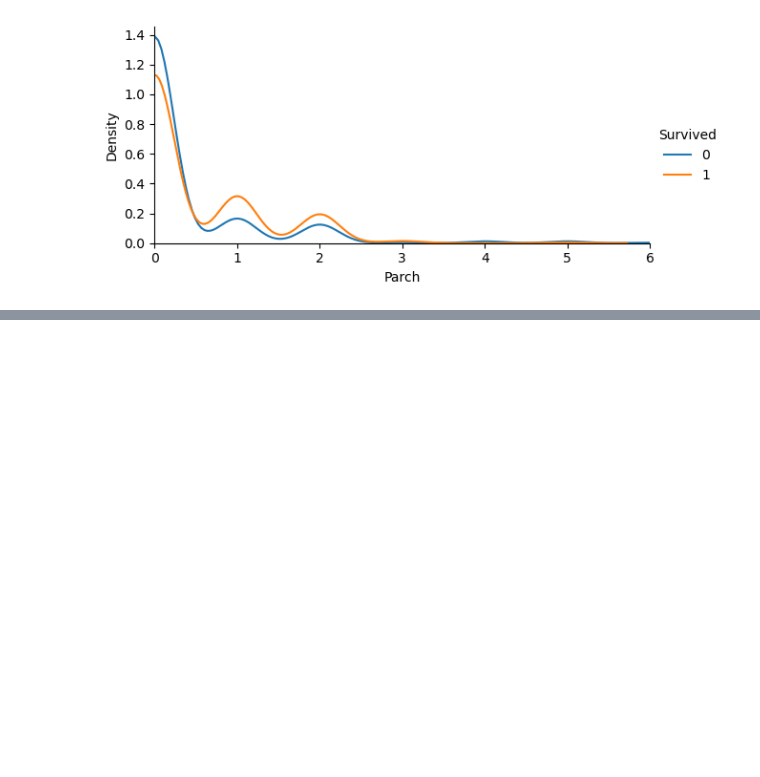
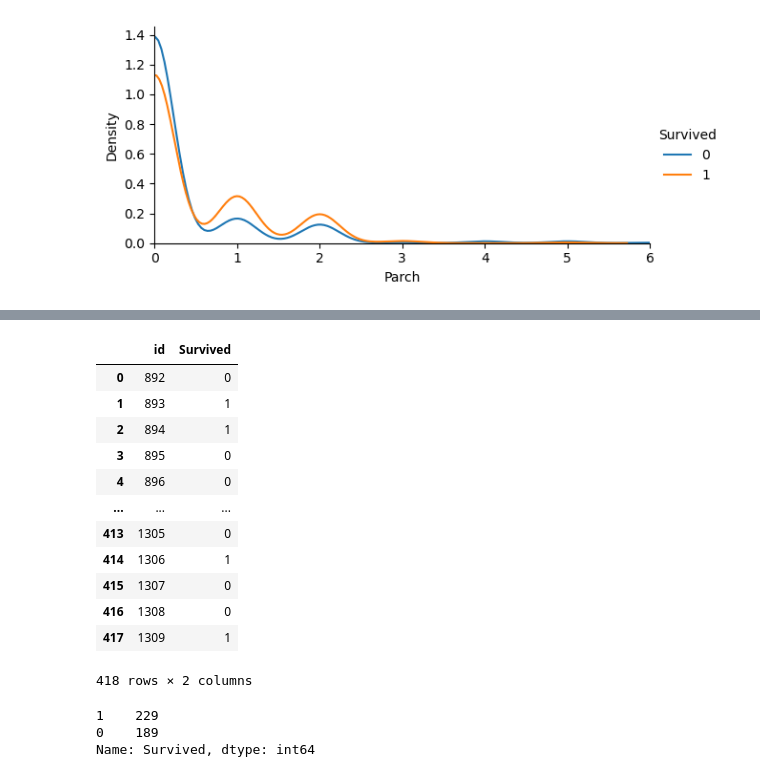
Before and after one commit to AyobamiDavid/machine-learning-project-using-titanic-dataset, a Jupyter notebook: maIn.ipynb, the cells around one changed output, grey strips where cells are left out. Saved outputs shown, nothing was run; the diff lists cells and outputs as text; code cells hidden in the pictures; blank space fills up the shorter version.

```diff
--- a/maIn.ipynb
+++ b/maIn.ipynb
@@ -774,0 +576,4 @@ test_df['Fare_bin']= pd.cut(test_df['Fare'],bins=[0,7.91,14.45,31,120],labels=['
+# %%
+from sklearn.preprocessing import LabelEncoder
+le =  LabelEncoder()
+test_df2["Fare_bin"]=le.fit_transform(test_df2["Fare_bin"])
@@ -774,0 +582,28 @@ test_df['Fare_bin']= pd.cut(test_df['Fare'],bins=[0,7.91,14.45,31,120],labels=['
+# %%
+test_predictin=model_2.predict(test_df2)
+# %%
+result=id_.to_frame(name="id")
+# %%
+result["Survived"]=test_predictin
+# %%
+result
+# %% [output]
+|  | id | Survived |
+| 0 | 892 | 0 |
+| 1 | 893 | 1 |
+| 2 | 894 | 1 |
+| 3 | 895 | 0 |
+| 4 | 896 | 0 |
+| ... | ... | ... |
+| 413 | 1305 | 0 |
+| 414 | 1306 | 1 |
+| 415 | 1307 | 0 |
+| 416 | 1308 | 0 |
+| 417 | 1309 | 1 |
+418 rows × 2 columns
+# %%
+result["Survived"].value_counts()
+# %% [output]
+1    229
+0    189
+Name: Survived, dtype: int64
```
Also changed, not shown: parts of 63 cells of this notebook.
